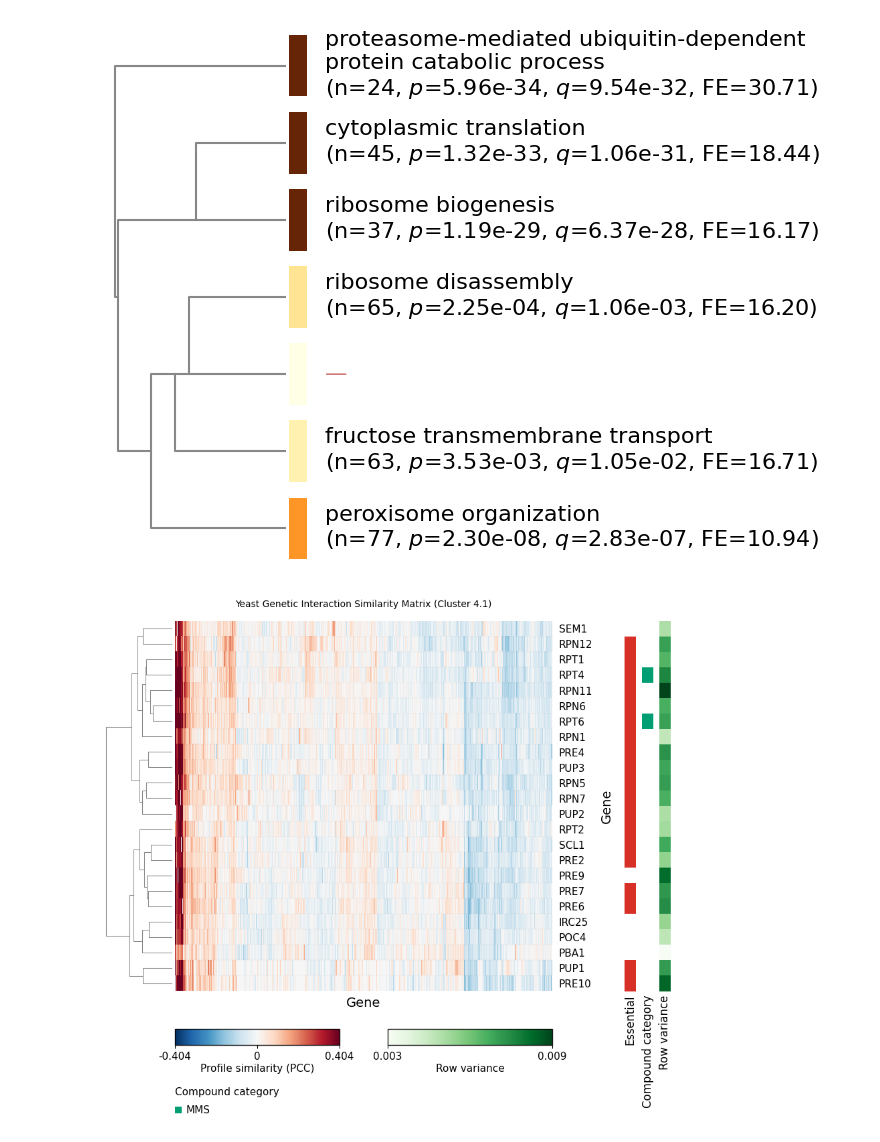
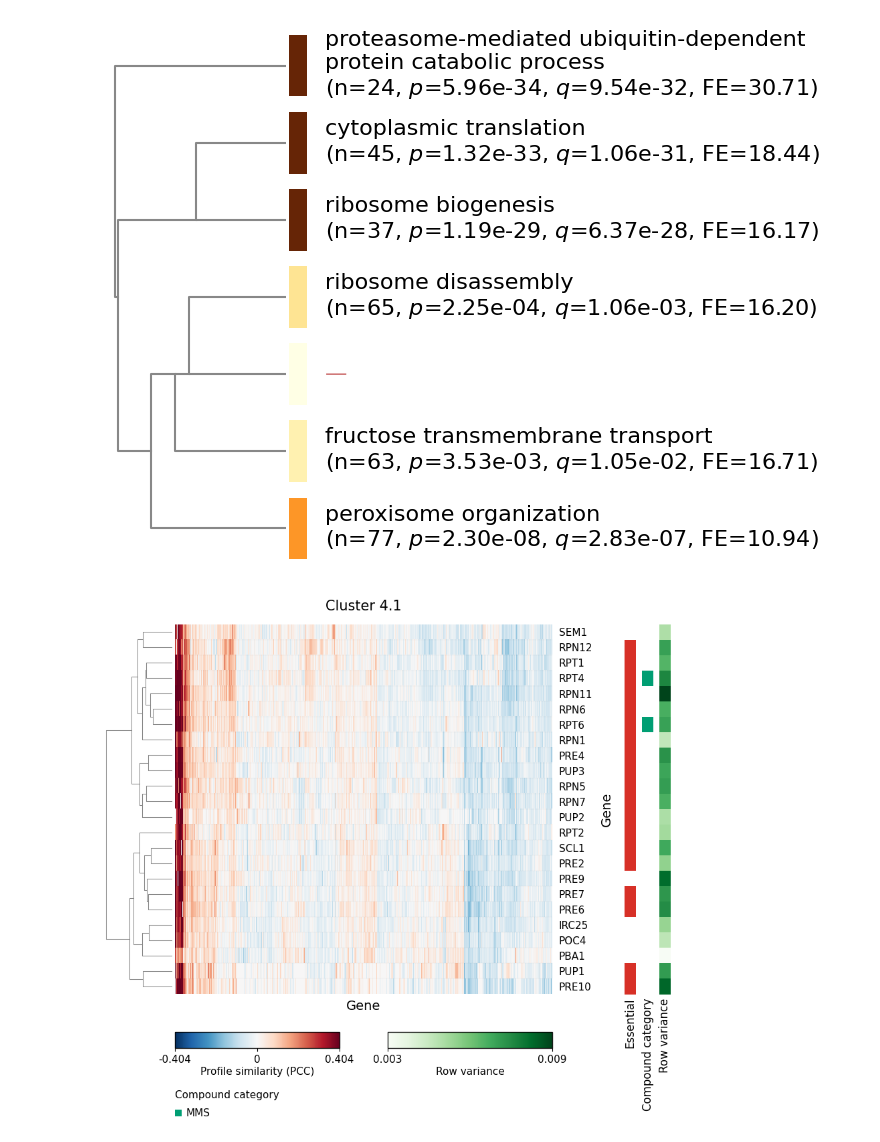
Before and after one commit to himalayas-base/himalayas-docs, a Jupyter notebook: notebooks/quickstart_advanced.ipynb, the cells around one changed output. Drawn from its saved outputs; the diff is of its cells as text; code cells hidden in the pictures.

```diff
--- a/notebooks/quickstart_advanced.ipynb
+++ b/notebooks/quickstart_advanced.ipynb
@@ -114,6 +114,8 @@ Value range: [-0.317, 0.845]
 Add gene-level rails for essentiality, compound categories, and row variance. Compound categories are from a chemical genetic interaction dataset (Piotrowski et al., 2017; Supplementary Dataset 8; https://www.nature.com/articles/nchembio.2436). These tracks are optional and used only for visualization.
 # %%
 # Build categorical and continuous rails for label bars
+
+from typing import Dict, Set
 
 # Set gene order from matrix
 genes = DF.index
@@ -132,14 +134,14 @@ def build_binary_gene_map(
     return {gene: (pos_label if gene in positive_set else neg_label) for gene in genes}
 
 
-def load_essential_genes(path: Path) -> set[str]:
+def load_essential_genes(path: Path) -> Set[str]:
     """
     Loads one gene ID per line.
     """
     return {line.strip() for line in path.read_text().splitlines() if line.strip()}
 
 
-def load_chemgi_gene_to_category(path: Path) -> dict[str, str]:
+def load_chemgi_gene_to_category(path: Path) -> Dict[str, str]:
     """
     Loads {compound -> [genes]} and returns {gene -> compound}.
     """
@@ -154,7 +156,7 @@ def load_chemgi_gene_to_category(path: Path) -> dict[str, str]:
     return gene_to_category
 
 
-def map_essential_genes(genes, essential_genes: set[str]):
+def map_essential_genes(genes, essential_genes: Set[str]):
     """
     Maps genes to essential/nonessential labels and returns a label-to-color mapping.
     """
@@ -173,7 +175,7 @@ def map_essential_genes(genes, essential_genes: set[str]):
 
 def map_chemgi_categories(
     genes,
-    gene_to_category: dict[str, str],
+    gene_to_category: Dict[str, str],
     unassigned_label: str = "unassigned",
 ):
     """
@@ -946,10 +948,10 @@ plotter = (
     Plotter(subcluster_results_sig)
     .set_background(color=BACKGROUND_COLOR)
     .plot_title(
-        f"Yeast Genetic Interaction Similarity Matrix (Cluster {SUBCLUSTER_PATH})",
+        f"Cluster {SUBCLUSTER_PATH}",
         color=LABEL_COLOR,
         font=FONT,
-        fontsize=14,
+        fontsize=15,
     )
     .plot_dendrogram(
         axes=[0.06, 0.16, 0.09, 0.79],
@@ -1047,31 +1049,31 @@ plotter = (
         label_pad=2.0,
         hpad=0.06,
         vpad=0.09,
         fontsize=11,
         font=FONT,
         color=LABEL_COLOR,
         border_color=LABEL_COLOR,
         border_width=1.0,
         border_alpha=0.9,
         tick_decimals=3,
     )
     .add_label_legend(
         name="compound_target",
         title="Compound category",
         show_only_present=True,
     )
     .plot_label_legends(
         height=0.06,
         gap=0.09,
         vpad=0.008,
         title_pad=10.0,
         swatch_scale=0.75,
         fontsize=11,
         font=FONT,
         color=LABEL_COLOR,
     )
 )
 
 plotter.show()
 # %% [output]
-[figure, old version]
+[figure, new version]
```
Also changed, not shown: parts of 3 cells of this notebook, 1 other file.
